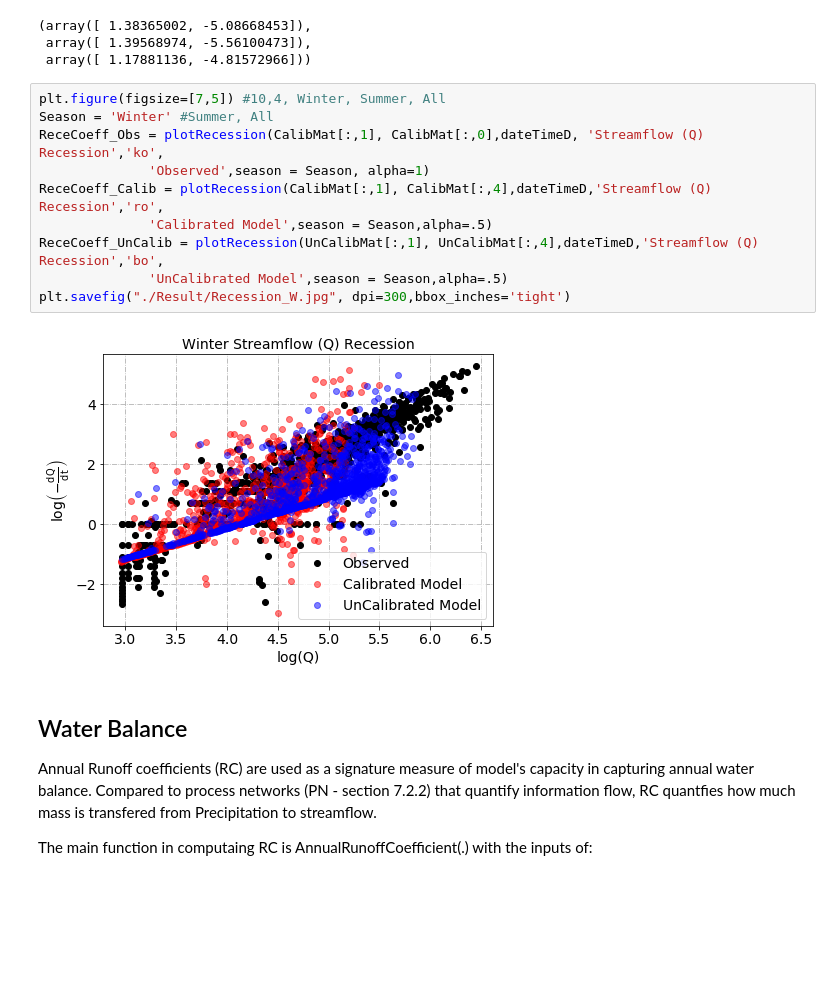
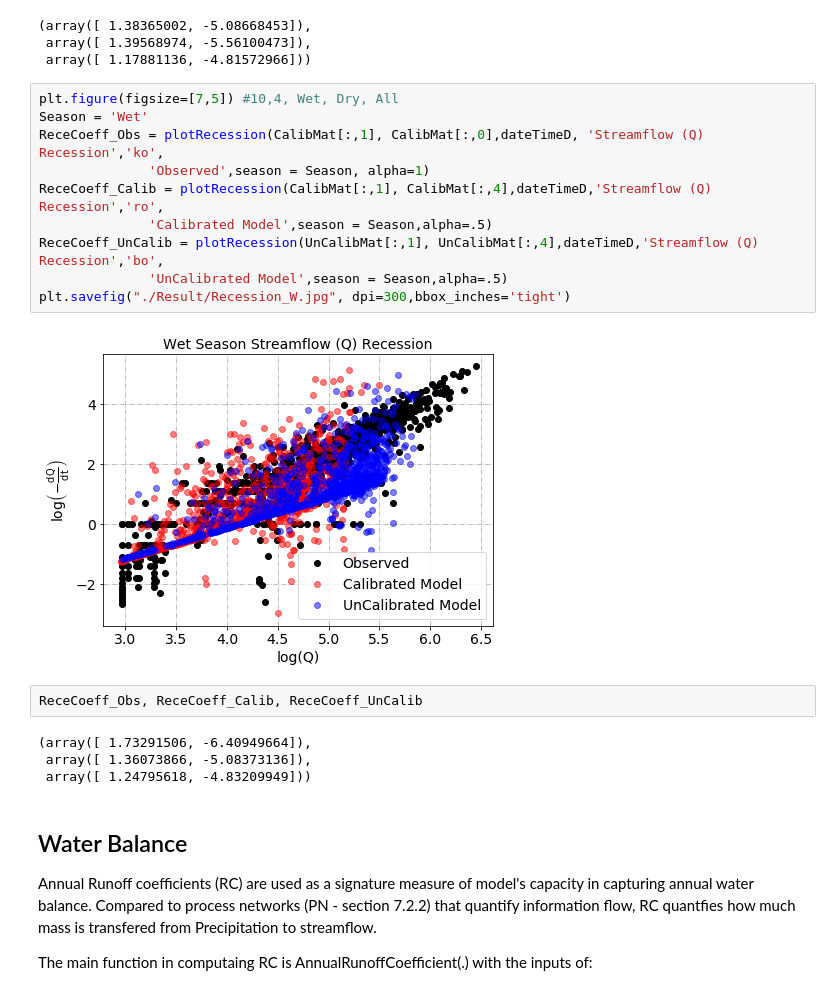
Before and after one commit to EMscience/HydroBench, a Jupyter notebook: Widgets_NHM_PRMS_Benchmarking.ipynb, the cells around one changed output. Saved outputs shown, nothing was run; the diff lists cells and outputs as text; blank space fills up the shorter version.

Commit message:
Changing Chord plots

```diff
--- a/Widgets_NHM_PRMS_Benchmarking.ipynb
+++ b/Widgets_NHM_PRMS_Benchmarking.ipynb
@@ -364,17 +364,23 @@ ReceCoeff_Obs, ReceCoeff_Calib, ReceCoeff_UnCalib
  array([ 1.39568974, -5.56100473]),
  array([ 1.17881136, -4.81572966]))
 # %%
-plt.figure(figsize=[7,5]) #10,4, Winter, Summer, All
-Season = 'Winter' #Summer, All
+plt.figure(figsize=[7,5]) #10,4, Wet, Dry, All
+Season = 'Wet'
 ReceCoeff_Obs = plotRecession(CalibMat[:,1], CalibMat[:,0],dateTimeD, 'Streamflow (Q) Recession','ko',
               'Observed',season = Season, alpha=1)
 ReceCoeff_Calib = plotRecession(CalibMat[:,1], CalibMat[:,4],dateTimeD,'Streamflow (Q) Recession','ro',
               'Calibrated Model',season = Season,alpha=.5)
 ReceCoeff_UnCalib = plotRecession(UnCalibMat[:,1], UnCalibMat[:,4],dateTimeD,'Streamflow (Q) Recession','bo',
               'UnCalibrated Model',season = Season,alpha=.5)
 plt.savefig("./Result/Recession_W.jpg", dpi=300,bbox_inches='tight')
 # %% [output]
-[figure, old version]
+[figure, new version]
+# %%
+ReceCoeff_Obs, ReceCoeff_Calib, ReceCoeff_UnCalib
+# %% [output]
+(array([ 1.73291506, -6.40949664]),
+ array([ 1.36073866, -5.08373136]),
+ array([ 1.24795618, -4.83209949]))
 # %% [markdown]
 ## Water Balance
 
```
Also changed, not shown: parts of 2 cells of this notebook, 4 other files.
